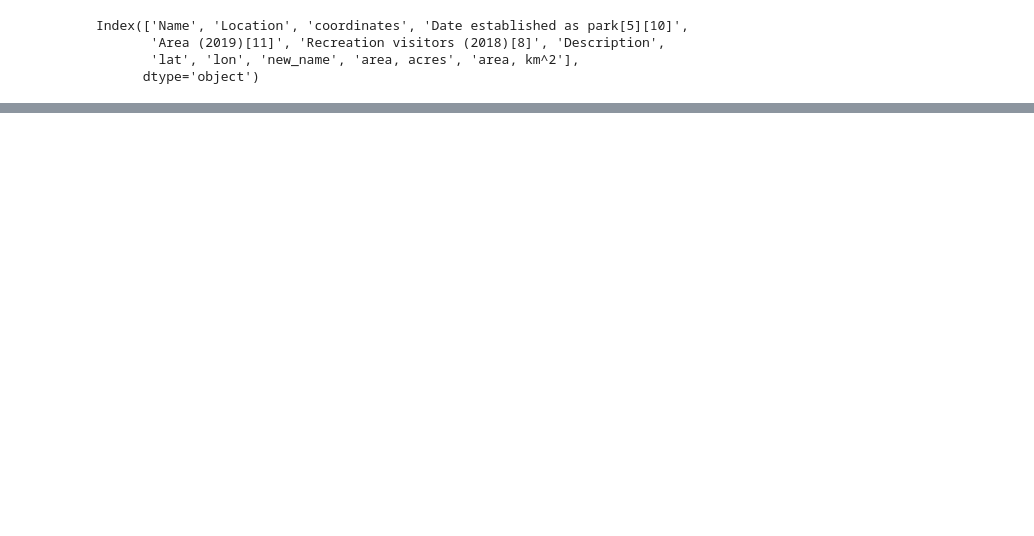
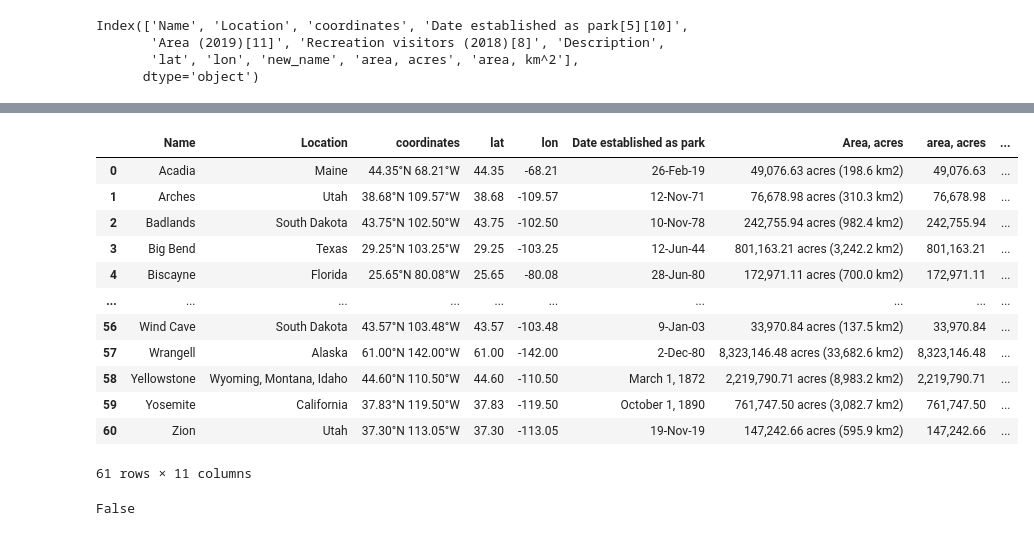
Before and after one commit to theaddies/bootcamp_project_1, a Jupyter notebook: national park cleanup.ipynb, the cells around one changed output, grey strips where cells are left out. Cells and saved outputs as stored; diff of their text form; code cells hidden in the pictures; blank space fills up the shorter version.

Commit message:
lots of changes but have official national park data linked to original park data

```diff
--- a/national park cleanup.ipynb
+++ b/national park cleanup.ipynb
@@ -231,0 +248,16 @@ park_clean_df.to_csv(csv_clean, index = False)
+# %%
+park_clean_df
+# %% [output]
+|  | Name | Location | coordinates | lat | lon | Date established as park | Area, acres | area, acres | ... |
+| 0 | Acadia | Maine | 44.35°N 68.21°W | 44.35 | -68.21 | 26-Feb-19 | 49,076.63 acres (198.6 km2) | 49,076.63 | ... |
+| 1 | Arches | Utah | 38.68°N 109.57°W | 38.68 | -109.57 | 12-Nov-71 | 76,678.98 acres (310.3 km2) | 76,678.98 | ... |
+| 2 | Badlands | South Dakota | 43.75°N 102.50°W | 43.75 | -102.50 | 10-Nov-78 | 242,755.94 acres (982.4 km2) | 242,755.94 | ... |
+| 3 | Big Bend | Texas | 29.25°N 103.25°W | 29.25 | -103.25 | 12-Jun-44 | 801,163.21 acres (3,242.2 km2) | 801,163.21 | ... |
+| 4 | Biscayne | Florida | 25.65°N 80.08°W | 25.65 | -80.08 | 28-Jun-80 | 172,971.11 acres (700.0 km2) | 172,971.11 | ... |
+| ... | ... | ... | ... | ... | ... | ... | ... | ... | ... |
+| 56 | Wind Cave | South Dakota | 43.57°N 103.48°W | 43.57 | -103.48 | 9-Jan-03 | 33,970.84 acres (137.5 km2) | 33,970.84 | ... |
+| 57 | Wrangell | Alaska | 61.00°N 142.00°W | 61.00 | -142.00 | 2-Dec-80 | 8,323,146.48 acres (33,682.6 km2) | 8,323,146.48 | ... |
+| 58 | Yellowstone | Wyoming, Montana, Idaho | 44.60°N 110.50°W | 44.60 | -110.50 | March 1, 1872 | 2,219,790.71 acres (8,983.2 km2) | 2,219,790.71 | ... |
+| 59 | Yosemite | California | 37.83°N 119.50°W | 37.83 | -119.50 | October 1, 1890 | 761,747.50 acres (3,082.7 km2) | 761,747.50 | ... |
+| 60 | Zion | Utah | 37.30°N 113.05°W | 37.30 | -113.05 | 19-Nov-19 | 147,242.66 acres (595.9 km2) | 147,242.66 | ... |
+61 rows × 11 columns
@@ -231,0 +269,4 @@ park_clean_df.to_csv(csv_clean, index = False)
+# %%
+park_clean_df['Name'][0] in np_dataset_df['national park full name'][30:31].item()
+# %% [output]
+False
```
Also changed, not shown: parts of 20 cells of this notebook, 4 other files.
